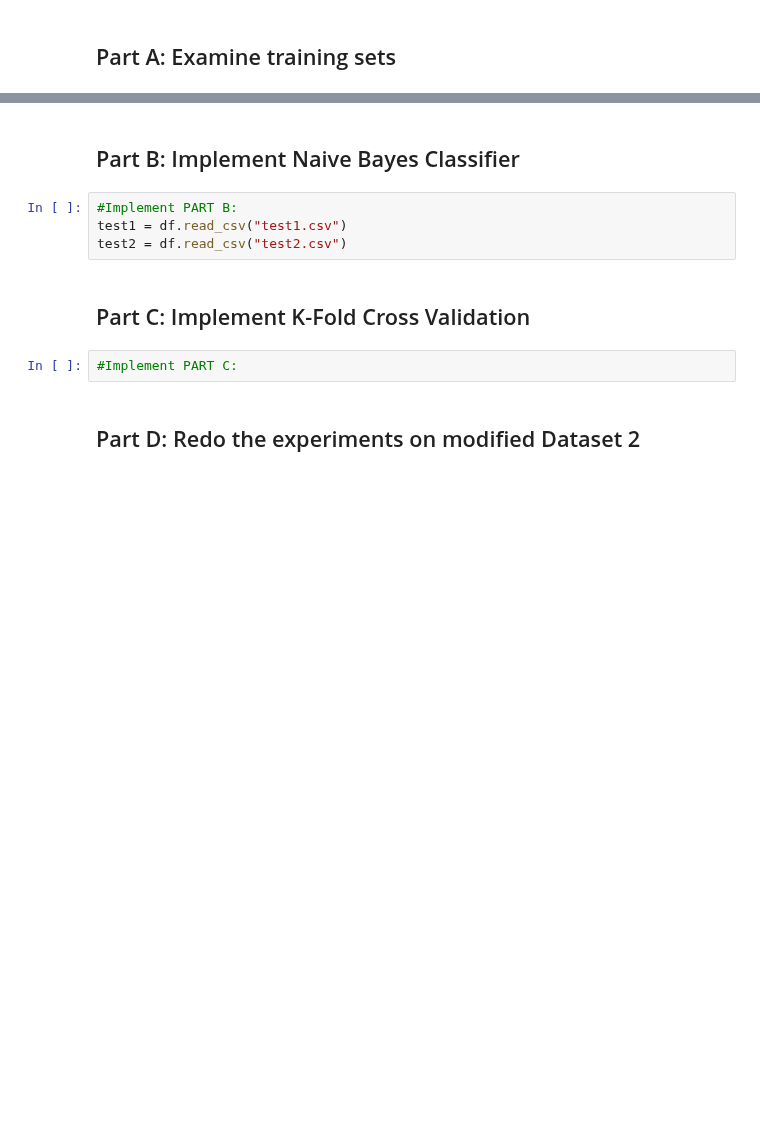
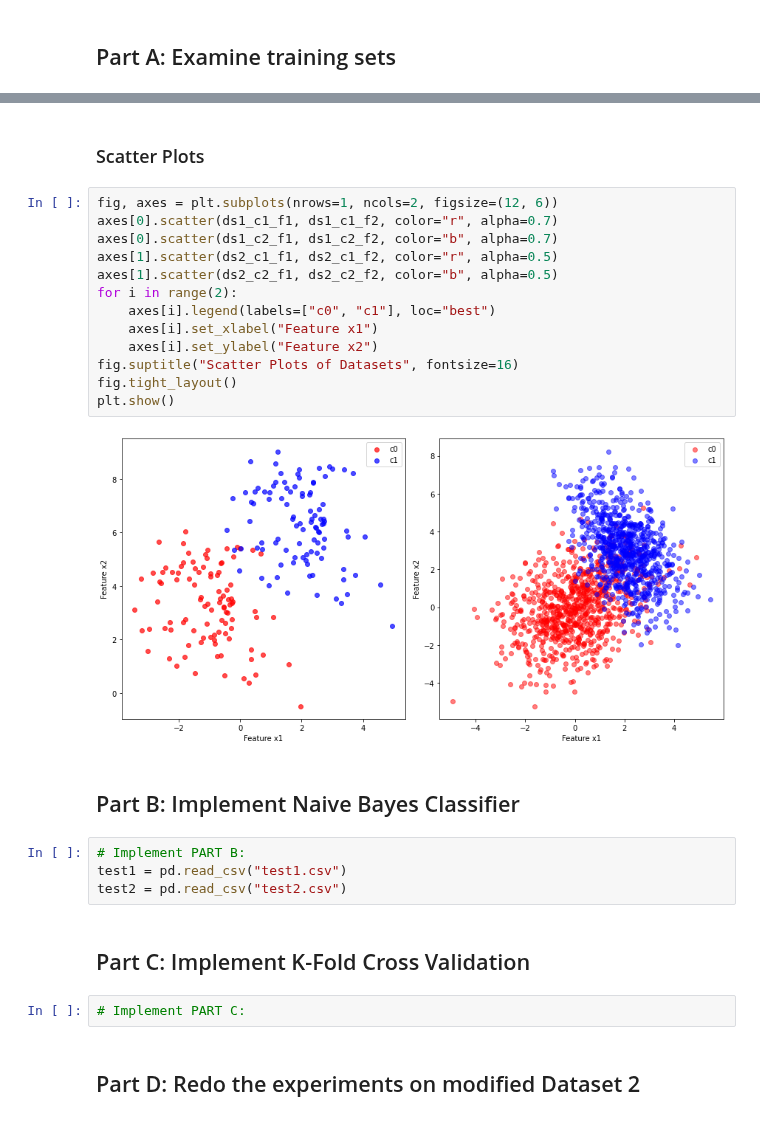
Before and after one commit to batuhanfaik/itu-cmpe, a Jupyter notebook: hw1/HW1_template.ipynb, the cells around one changed output, grey strips where cells are left out. Drawn from its saved outputs; the diff is of its cells as text; blank space fills up the shorter version.

```diff
--- a/hw1/HW1_template.ipynb
+++ b/hw1/HW1_template.ipynb
@@ -94,13 +128,30 @@ ax.set_yticklabels(['']+alpha)
+# %% [markdown]
+### Scatter Plots
+# %%
+fig, axes = plt.subplots(nrows=1, ncols=2, figsize=(12, 6))
+axes[0].scatter(ds1_c1_f1, ds1_c1_f2, color="r", alpha=0.7)
+axes[0].scatter(ds1_c2_f1, ds1_c2_f2, color="b", alpha=0.7)
+axes[1].scatter(ds2_c1_f1, ds2_c1_f2, color="r", alpha=0.5)
+axes[1].scatter(ds2_c2_f1, ds2_c2_f2, color="b", alpha=0.5)
+for i in range(2):
+    axes[i].legend(labels=["c0", "c1"], loc="best")
+    axes[i].set_xlabel("Feature x1")
+    axes[i].set_ylabel("Feature x2")
+fig.suptitle("Scatter Plots of Datasets", fontsize=16)
+fig.tight_layout()
+plt.show()
+# %% [output]
+[figure, added]
 # %% [markdown]
 ## Part B: Implement Naive Bayes Classifier
 # %%
-#Implement PART B:
-test1 = df.read_csv("test1.csv")
-test2 = df.read_csv("test2.csv")
+# Implement PART B:
+test1 = pd.read_csv("test1.csv")
+test2 = pd.read_csv("test2.csv")
 # %% [markdown]
 ## Part C: Implement K-Fold Cross Validation
 # %%
-#Implement PART C:
+# Implement PART C:
 # %% [markdown]
 ## Part D: Redo the experiments on modified Dataset 2
 # %%
```
Also changed, not shown: parts of 10 cells of this notebook.
